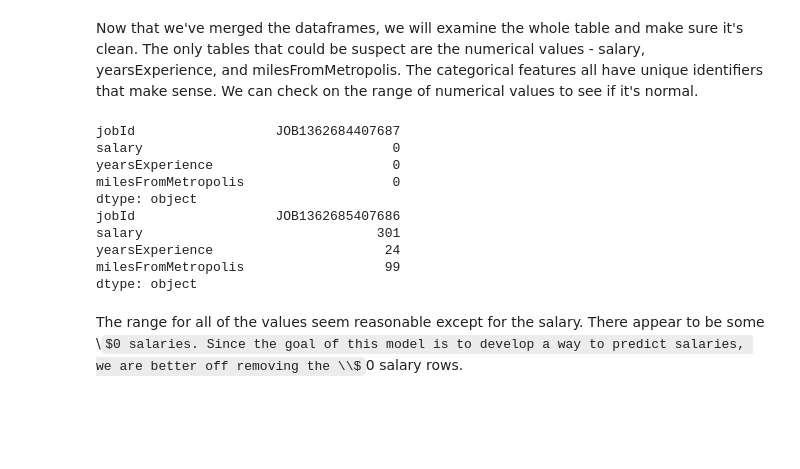
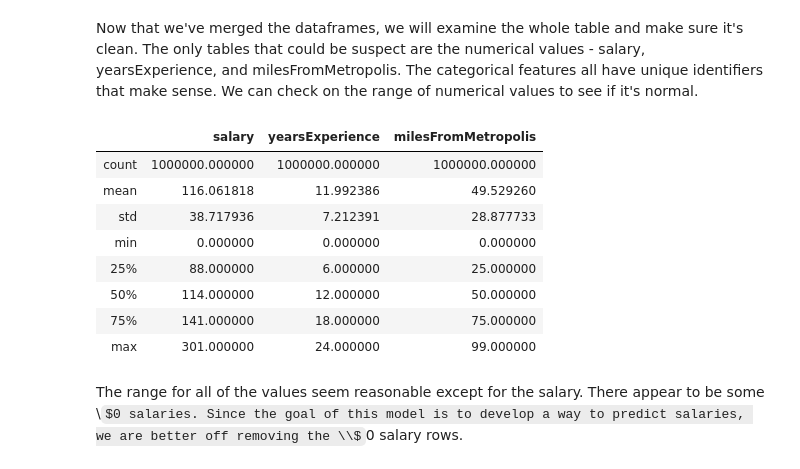
Before and after one commit to kevinodata/salary_predictions_portfolio, a Jupyter notebook: first_project.ipynb, the cells around one changed output. Cells and saved outputs as stored; diff of their text form; code cells hidden in the pictures; some formulas as TeX source; blank space fills up the shorter version.

```diff
--- a/first_project.ipynb
+++ b/first_project.ipynb
@@ -166,24 +158,18 @@ train_data.head()
 | 4 | JOB1362684407691 | 163 | COMP7 | VICE_PRESIDENT | BACHELORS | PHYSICS | FINANCE | 8 | ... |
 # %% [markdown]
 Now that we've merged the dataframes, we will examine the whole table and make sure it's clean. The only tables that could be suspect are the numerical values - salary, yearsExperience, and milesFromMetropolis. The categorical features all have unique identifiers that make sense. We can check on the range of numerical values to see if it's normal.
-# %%
-# First we'll split our numerical and catergorical features
-cat_train_data = ['companyId', 'jobType', 'degree', 'major', 'industry']
-num_train_data = ['jobId', 'salary', 'yearsExperience', 'milesFromMetropolis']
-num_df = train_data[num_train_data]
-
-min_and_max(num_df)
-# %% [output]
-jobId                  JOB1362684407687
-salary                                0
-yearsExperience                       0
-milesFromMetropolis                   0
-dtype: object
-jobId                  JOB1362685407686
-salary                              301
-yearsExperience                      24
-milesFromMetropolis                  99
-dtype: object
+# %%
+train_data.describe()
+# %% [output]
+|  | salary | yearsExperience | milesFromMetropolis |
+| count | 1000000.000000 | 1000000.000000 | 1000000.000000 |
+| mean | 116.061818 | 11.992386 | 49.529260 |
+| std | 38.717936 | 7.212391 | 28.877733 |
+| min | 0.000000 | 0.000000 | 0.000000 |
+| 25% | 88.000000 | 6.000000 | 25.000000 |
+| 50% | 114.000000 | 12.000000 | 50.000000 |
+| 75% | 141.000000 | 18.000000 | 75.000000 |
+| max | 301.000000 | 24.000000 | 99.000000 |
 # %% [markdown]
 The range for all of the values seem reasonable except for the salary. There appear to be some \\$0 salaries. Since the goal of this model is to develop a way to predict salaries, we are better off removing the \\$0 salary rows.
 # %%
```
Also changed, not shown: parts of 5 cells of this notebook.
